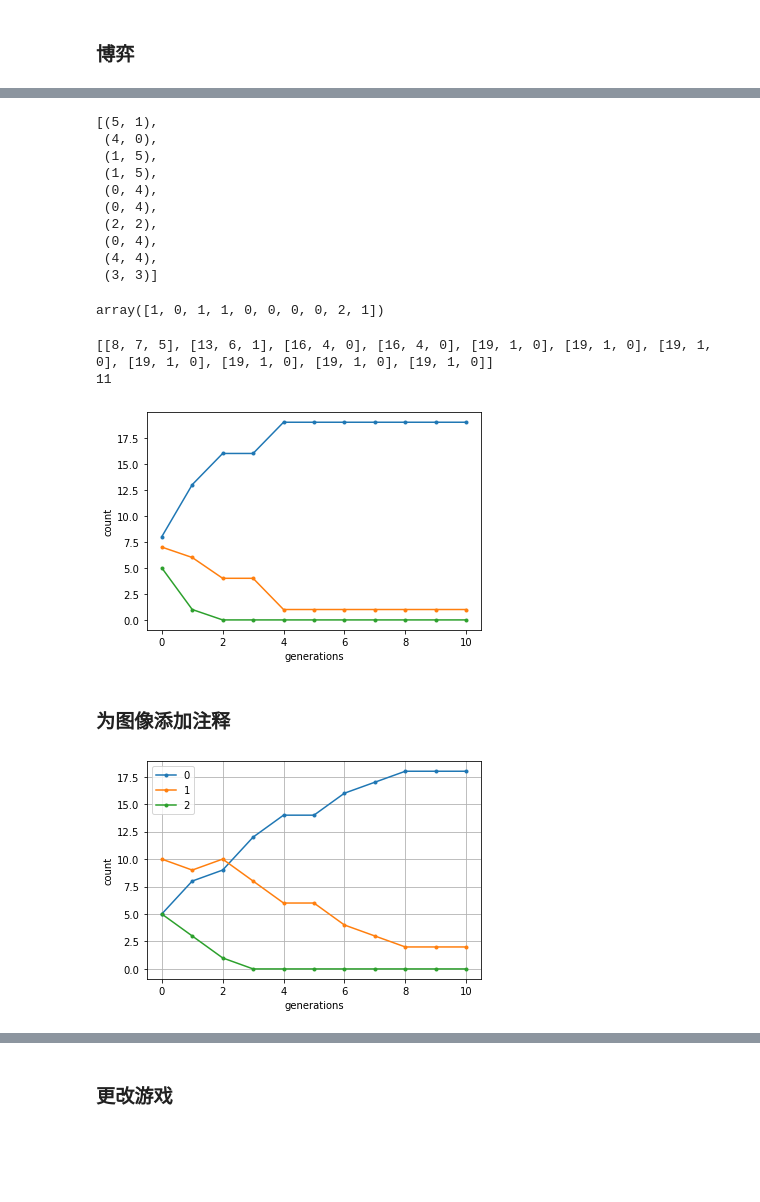
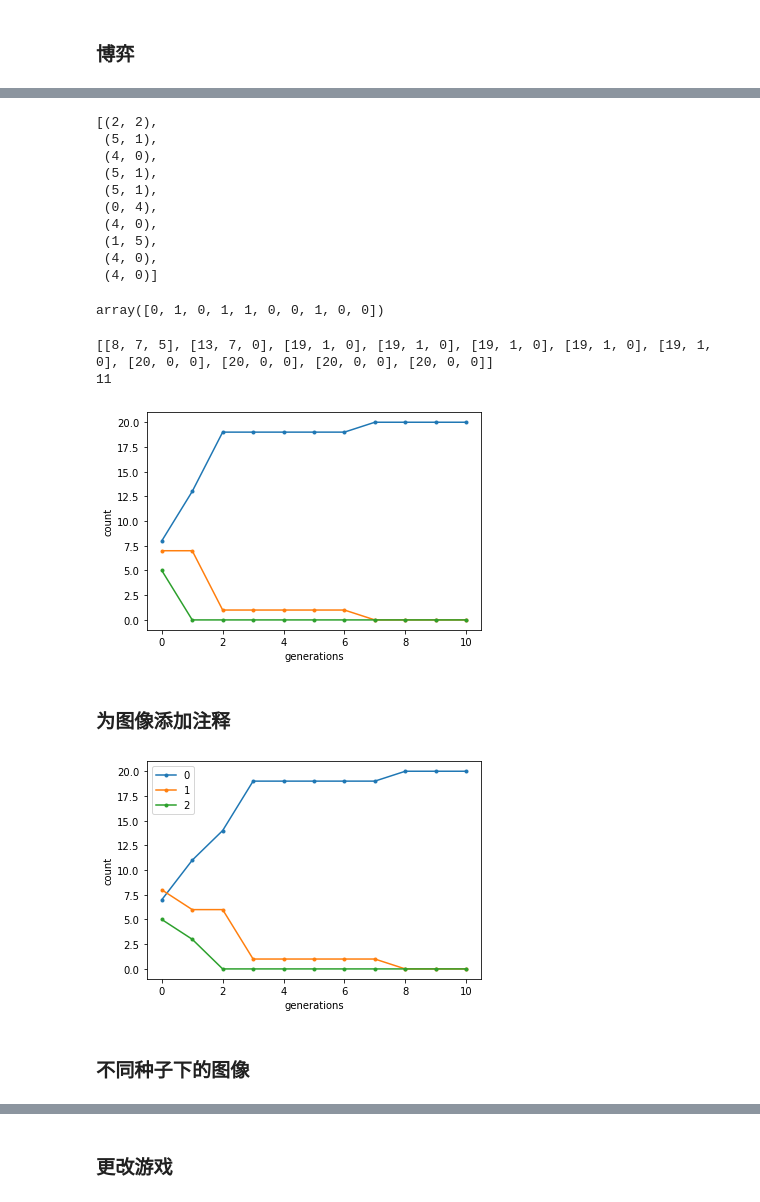
Before and after one commit to ZZh2333/IntelligentBigDataAnalysisAndDecisionMaking, a Jupyter notebook: homework-21-3-23/homework(1).ipynb, the cells around one changed output, grey strips where cells are left out. Cells and saved outputs as stored; diff of their text form; code cells hidden in the pictures; blank space fills up the shorter version.

```diff
--- a/homework-21-3-23/homework(1).ipynb
+++ b/homework-21-3-23/homework(1).ipynb
@@ -52,8 +53,8 @@ list(game.support_enumeration())
 # %% [markdown]
 ### 获得随机选择
 # %%
-# 默认大小为50
-def get_population(number_of_strategies,size=50):
+# 默认大小为10
+def get_population(number_of_strategies,size=10):
     population = np.random.randint(0,number_of_strategies,size)
     return population
 # %% [markdown]
@@ -104,16 +105,16 @@ array([2, 1, 1, 1, 0, 0, 0, 0, 2, 1])
 scores = get_scores(population,opponents,td)
 scores
 # %% [output]
-[(5, 1),
+[(2, 2),
+ (5, 1),
+ (4, 0),
+ (5, 1),
+ (5, 1),
+ (0, 4),
  (4, 0),
  (1, 5),
- (1, 5),
- (0, 4),
- (0, 4),
- (2, 2),
- (0, 4),
- (4, 4),
- (3, 3)]
+ (4, 0),
+ (4, 0)]
 # %%
 # 更新策略
 def mutate(scores,population,opponents):
@@ -129,7 +130,7 @@ def mutate(scores,population,opponents):
 # %%
 mutate(scores,population,opponents)
 # %% [output]
-array([1, 0, 1, 1, 0, 0, 0, 0, 2, 1])
+array([0, 1, 0, 1, 1, 0, 0, 1, 0, 0])
 # %%
 def evolve(game,size,generations):
     population = get_population(len(game[0]),size)
@@ -177,40 +178,44 @@ if __name__ == '__main__':
     print(len(num_pic))
     plt.plot(num_pic,marker=".")
 # %% [output]
-[[8, 7, 5], [13, 6, 1], [16, 4, 0], [16, 4, 0], [19, 1, 0], [19, 1, 0], [19, 1, 0], [19, 1, 0], [19, 1, 0], [19, 1, 0], [19, 1, 0]]
+[[8, 7, 5], [13, 7, 0], [19, 1, 0], [19, 1, 0], [19, 1, 0], [19, 1, 0], [19, 1, 0], [20, 0, 0], [20, 0, 0], [20, 0, 0], [20, 0, 0]]
 11
-[figure, old version]
+[figure, new version]
 # %% [markdown]
 ### 为图像添加注释
 # %%
 if __name__ == '__main__':
 #     定义迭代次数
     generations = 11
 #     定义游戏类型
     game = td
 #     定义每一代游戏的选择次数
     count = 20
 
+    np.random.seed(0)
     history = evolve(game,count,generations)
+#     print(history)
     num = game[0].shape[0]
     num_pic = zeroArray(generations,num)
     for i in range(generations):
         for j in history[i]:
             num_pic[i][j] += 1
     plt.xlabel("generations")
     plt.ylabel("count")
 #     plt.plot(num_pic,marker=".")
     num_count = zeroArray(num,generations)
     for i in range(generations):
         for j in range(num):
             num_count[j][i] = num_pic[i][j]
 #     plt.plot(num_count[0],label='0')
 #     plt.plot(num_count[1],label='1')
 #     plt.plot(num_count[2],label='2')
     for i in range(num):
         plt.plot(num_count[i],marker='.',label=i)
     plt.legend()
-    plt.grid()
+#     plt.grid()
     plt.show()
 # %% [output]
-[figure, old version]
+[figure, new version]
+# %% [markdown]
+### 不同种子下的图像
```
Also changed, not shown: parts of 7 cells of this notebook, 5 other files.
